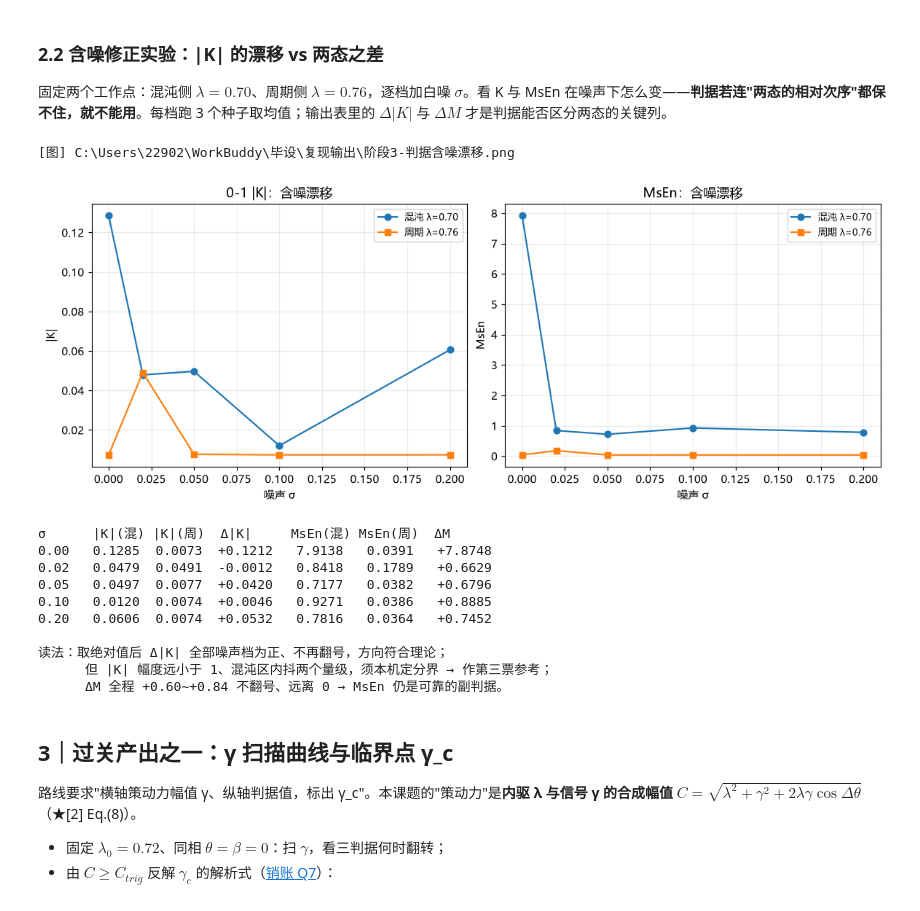
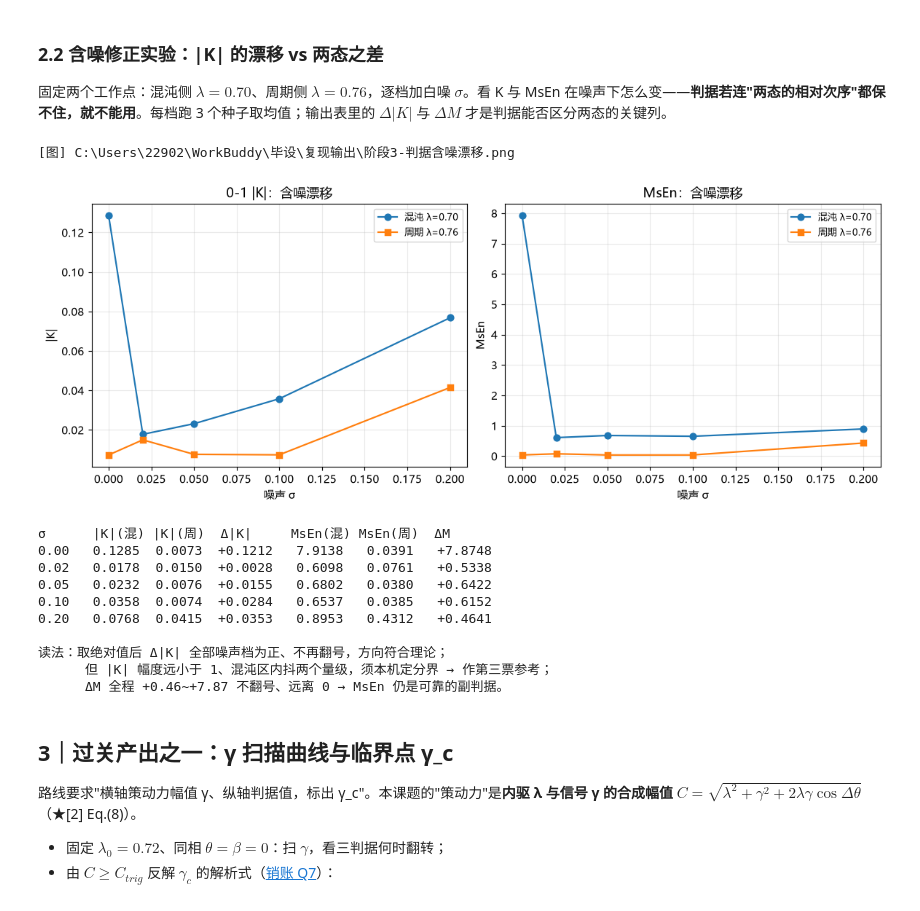
Before and after one commit to riparianhaven/Graduation-Project, a Jupyter notebook: learn/3.ipynb, the cells around one changed output. Drawn from its saved outputs; the diff is of its cells as text; code cells hidden in the pictures.

```diff
--- a/learn/3.ipynb
+++ b/learn/3.ipynb
@@ -246,10 +328,10 @@ $$K=\mathrm{median}_c\big(|K_c|\big)=\mathrm{median}_c\big(|\mathrm{corr}(n,M_c(
 看能否复现阶段 2 的跨越区间（0.733–0.734）。**这里故意用 1200 s 长窗**：$\lambda$ 靠近 $\lambda_c$ 时瞬态可达数百秒，短窗会把 $\lambda=0.735$、0.75、0.775 这类点误判成混沌。图分三栏：pstd（基准）/ |K| / MsEn；下方表格给数值，「方向核对」一行检查两态次序。
 # %%
 lams = np.round(np.arange(0.700, 0.7801, 0.002), 4)
-r_scan = simulate(lams, seed=0, t_end=T_SLOW, burn=BURN_SLOW)
+r_scan = simulate_seq(SIG0, R0, H, lam=lams, n_cycles=T_SLOW / TWOPI)
 K_list, M_list = [], []
 for j in range(len(lams)):
-    tr = simulate(lams[j], seed=0, t_end=T_SLOW, burn=BURN_SLOW, trace=True)
+    tr = simulate_seq(SIG0, R0, H, lam=lams[j], n_cycles=T_SLOW / TWOPI, trace=True)
     xd = tr['X'][::10, 0]                     # 每 0.2 s 取一点，降相关；[:,0] 取单路（X 形状=步数×路数）
     K_list.append(zero_one_K(xd))
     M_list.append(np.nanmean(ms_entropy(xd[:400], taus=(1, 2, 4, 8))))
@@ -301,46 +383,48 @@ print('方向核对：|K|(混) 应 > |K|(周)；理论 1/0，本机幅度小须
 # %%
 sigmas = [0.0, 0.02, 0.05, 0.10, 0.20]
 rows = []
 for s in sigmas:
     kc, kp, mc, mp = [], [], [], []
     for seed in range(3):
-        xc = simulate(0.70, sigma=s, seed=seed, trace=True)['X'][::10, 0]
-        xp = simulate(0.76, sigma=s, seed=seed, trace=True)['X'][::10, 0]
+        sg_n = sig_seq(0.0, 0.0, s, n=int(round(T / H)), seed=seed)
+        xc = simulate_seq(sg_n, R0, H, lam=0.70, n_cycles=T / TWOPI, trace=True)['X'][::10, 0]
+        xp = simulate_seq(sg_n, R0, H, lam=0.76, n_cycles=T / TWOPI, trace=True)['X'][::10, 0]
         kc.append(zero_one_K(xc)); kp.append(zero_one_K(xp))
         mc.append(np.nanmean(ms_entropy(xc[:400], taus=(1, 2, 4, 8))))
         mp.append(np.nanmean(ms_entropy(xp[:400], taus=(1, 2, 4, 8))))
     rows.append((s, np.mean(kc), np.mean(kp), np.mean(mc), np.mean(mp)))
 
 fig, axes = plt.subplots(1, 2, figsize=(11, 4.2), constrained_layout=True)
 axes[0].plot(sigmas, [r[1] for r in rows], 'o-', label='混沌 λ=0.70')
 axes[0].plot(sigmas, [r[2] for r in rows], 's-', label='周期 λ=0.76')
 axes[0].set_title('0-1 |K|：含噪漂移'); axes[0].set_xlabel('噪声 σ'); axes[0].set_ylabel('|K|')
 axes[1].plot(sigmas, [r[3] for r in rows], 'o-', label='混沌 λ=0.70')
 axes[1].plot(sigmas, [r[4] for r in rows], 's-', label='周期 λ=0.76')
 axes[1].set_title('MsEn：含噪漂移'); axes[1].set_xlabel('噪声 σ'); axes[1].set_ylabel('MsEn')
 for a in axes: a.legend(fontsize=9)
 savefig('阶段3-判据含噪漂移.png')
 plt.show()
 
 print('σ      |K|(混) |K|(周)  Δ|K|     MsEn(混) MsEn(周)  ΔM')
 for s, kc, kp, mc, mp in rows:
     print(f'{s:.2f}   {kc:.4f}  {kp:.4f}  {kc-kp:+.4f}   {mc:.4f}   {mp:.4f}   {mc-mp:+.4f}')
 print('\n读法：取绝对值后 Δ|K| 全部噪声档为正、不再翻号，方向符合理论；')
 print('      但 |K| 幅度远小于 1、混沌区内抖两个量级，须本机定分界 → 作第三票参考；')
-print('      ΔM 全程 +0.60~+0.84 不翻号、远离 0 → MsEn 仍是可靠的副判据。')
+dm = [r[3] - r[4] for r in rows]
+print(f'      ΔM 全程 {min(dm):+.2f}~{max(dm):+.2f} 不翻号、远离 0 → MsEn 仍是可靠的副判据。')
 # %% [output]
 [图] C:\Users\22902\WorkBuddy\毕设\复现输出\阶段3-判据含噪漂移.png
-[figure, old version]
+[figure, new version]
 σ      |K|(混) |K|(周)  Δ|K|     MsEn(混) MsEn(周)  ΔM
 0.00   0.1285  0.0073  +0.1212   7.9138   0.0391   +7.8748
-0.02   0.0479  0.0491  -0.0012   0.8418   0.1789   +0.6629
-0.05   0.0497  0.0077  +0.0420   0.7177   0.0382   +0.6796
-0.10   0.0120  0.0074  +0.0046   0.9271   0.0386   +0.8885
-0.20   0.0606  0.0074  +0.0532   0.7816   0.0364   +0.7452
+0.02   0.0178  0.0150  +0.0028   0.6098   0.0761   +0.5338
+0.05   0.0232  0.0076  +0.0155   0.6802   0.0380   +0.6422
+0.10   0.0358  0.0074  +0.0284   0.6537   0.0385   +0.6152
+0.20   0.0768  0.0415  +0.0353   0.8953   0.4312   +0.4641
 
 读法：取绝对值后 Δ|K| 全部噪声档为正、不再翻号，方向符合理论；
       但 |K| 幅度远小于 1、混沌区内抖两个量级，须本机定分界 → 作第三票参考；
-      ΔM 全程 +0.60~+0.84 不翻号、远离 0 → MsEn 仍是可靠的副判据。
+      ΔM 全程 +0.46~+7.87 不翻号、远离 0 → MsEn 仍是可靠的副判据。
 # %% [markdown]
 ## 3｜过关产出之一：γ 扫描曲线与临界点 γ_c
 
```
Also changed, not shown: parts of 9 cells of this notebook, 58 other files.
